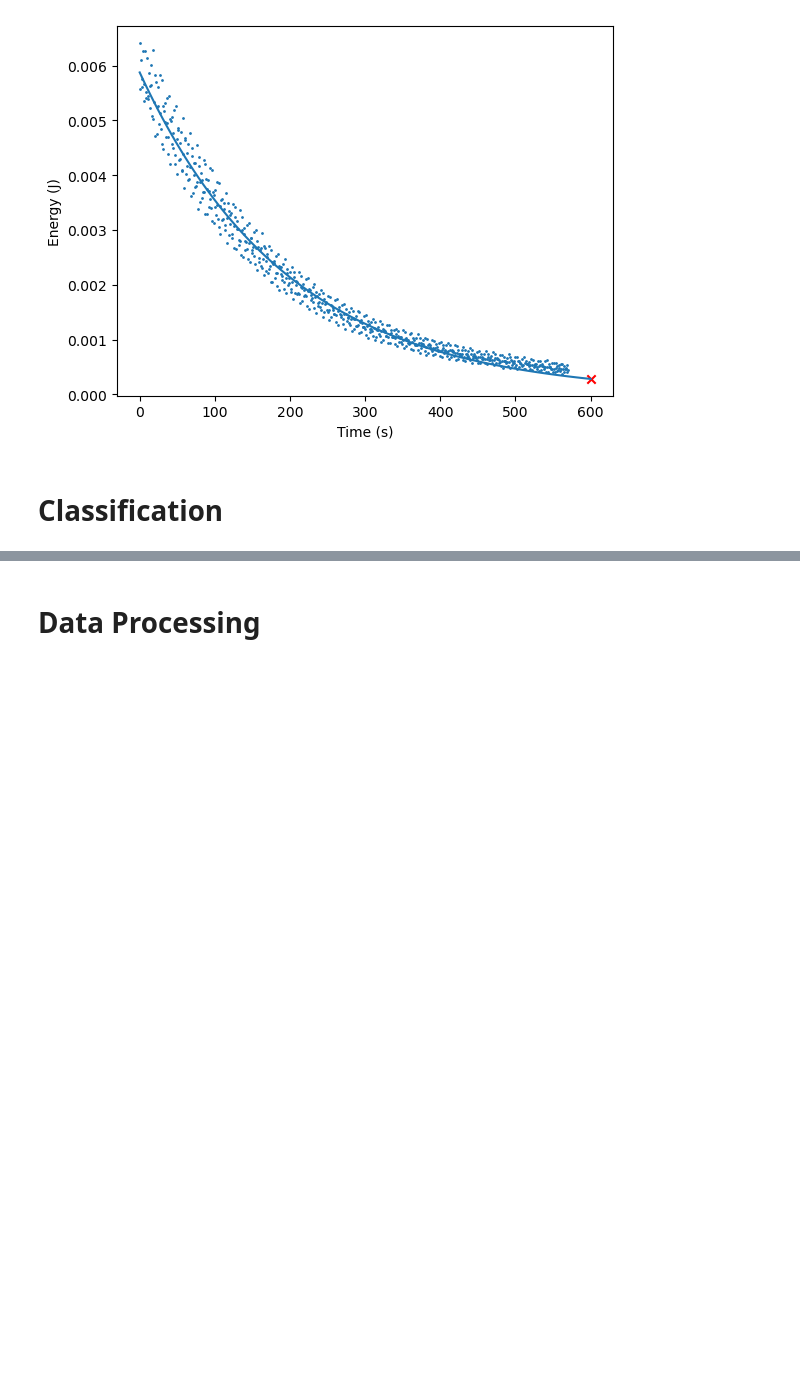
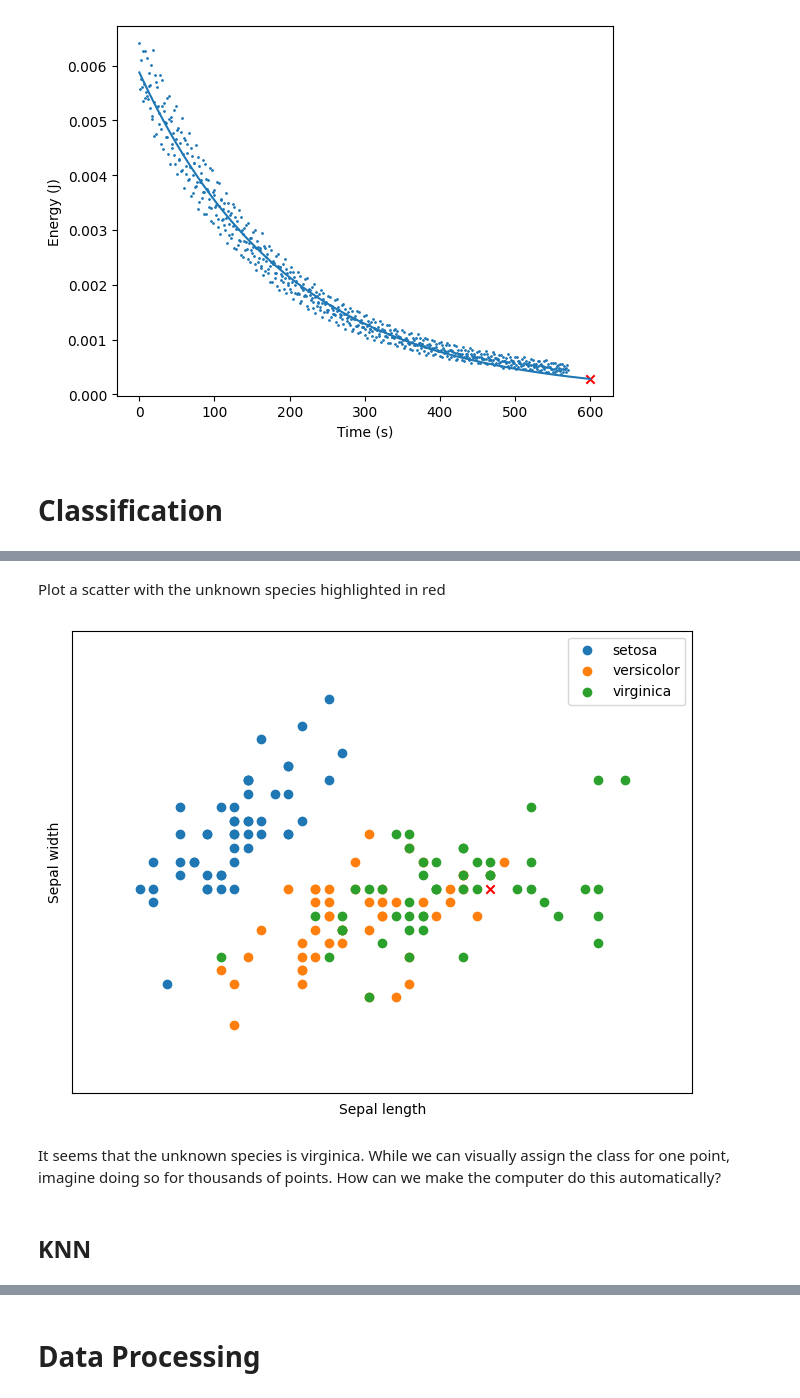
Before and after one commit to SamuelFoo/ISR-Coy-Workshop, a Jupyter notebook: supervised.ipynb, the cells around one changed output, grey strips where cells are left out. Cells and saved outputs as stored; diff of their text form; code cells hidden in the pictures; blank space fills up the shorter version.

```diff
--- a/supervised.ipynb
+++ b/supervised.ipynb
@@ -110,0 +125,3 @@ plt.show()
+# %%
+irisData = sklearn.datasets.load_iris()
+print(irisData.DESCR)
@@ -110,0 +165,33 @@ plt.show()
+# %% [markdown]
+Plot a scatter with the unknown species highlighted in red
+# %%
+X = irisData.data[:, :2]
+y = irisData.target
+
+x_min, x_max = X[:, 0].min() - 0.5, X[:, 0].max() + 0.5
+y_min, y_max = X[:, 1].min() - 0.5, X[:, 1].max() + 0.5
+
+plt.figure(2, figsize=(8, 6))
+plt.clf()
+
+colors = ["C0", "C1", "C2"]
+labels = ["setosa", "versicolor", "virginica"]
+for idx in range(len(colors)):
+    plt.scatter(X[:, 0][y==idx], X[:, 1][y==idx], c=colors[idx], label=labels[idx])
+plt.scatter(6.9, 3, c="r", marker="x")
+plt.xlabel("Sepal length")
+plt.ylabel("Sepal width")
+
+plt.xlim(x_min, x_max)
+plt.ylim(y_min, y_max)
+plt.xticks(())
+plt.yticks(())
+plt.legend()
+# plt.savefig("Presentation Images/iris scatter.svg", transparent=True)
+plt.show()
+# %% [output]
+[figure, added]
+# %% [markdown]
+It seems that the unknown species is virginica. While we can visually assign the class for one point, imagine doing so for thousands of points. How can we make the computer do this automatically?
+# %% [markdown]
+## KNN
```
Also changed, not shown: parts of 27 cells of this notebook.
